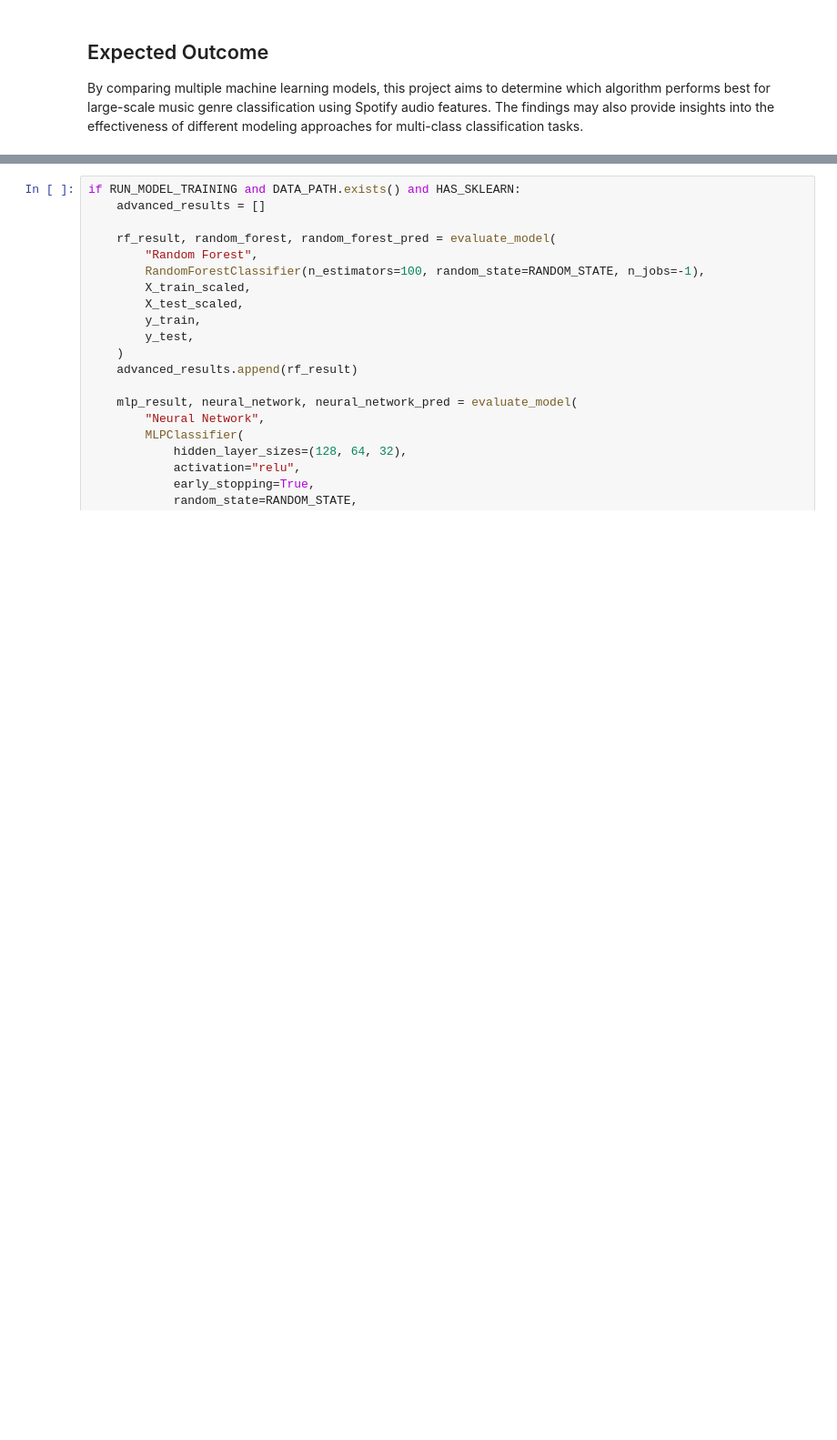
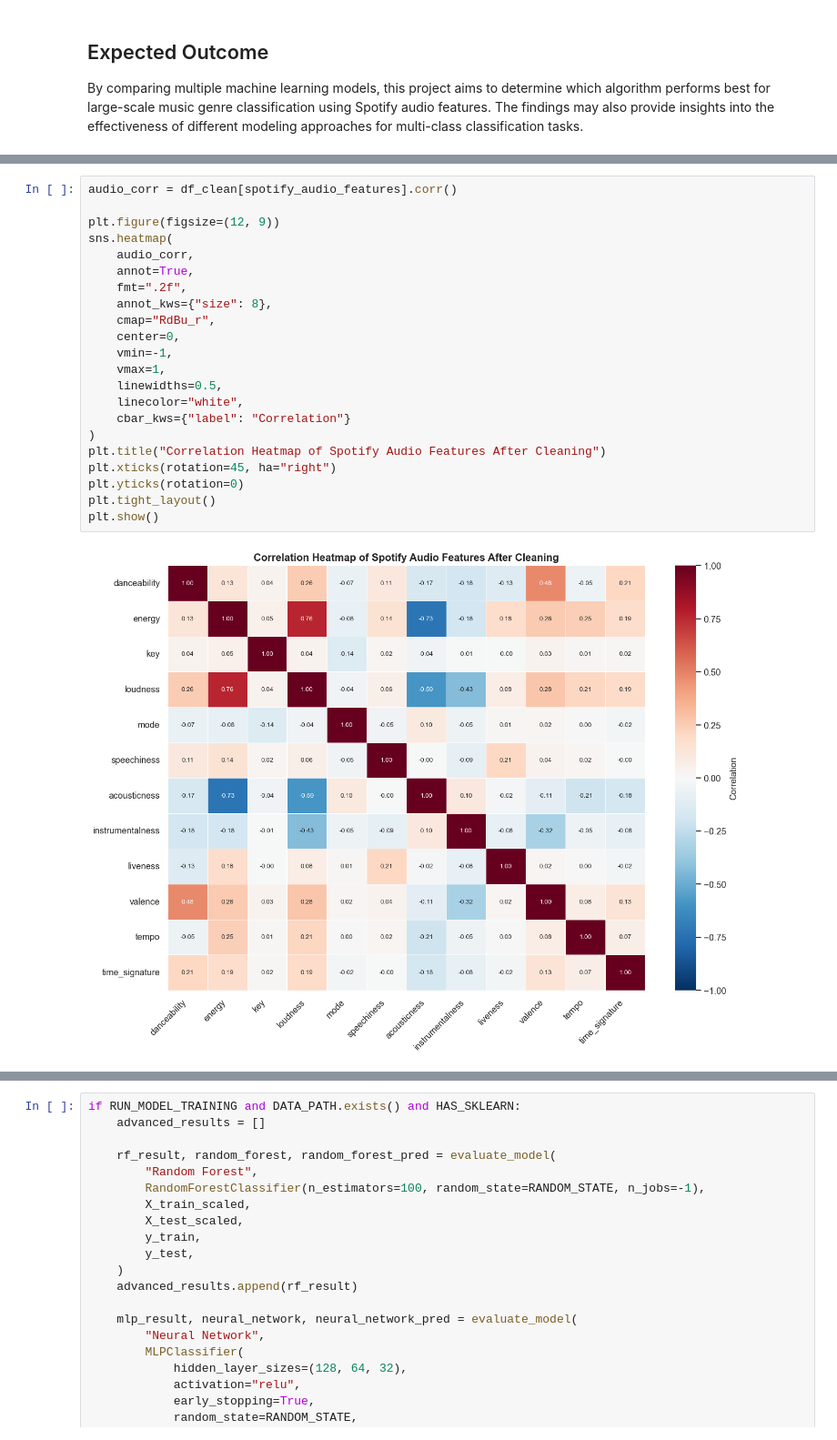
Before and after one commit to charlotte790/spotify-tracks-final-project, a Jupyter notebook: notebooks/heyi_integrated_notebook.ipynb, the cells around one changed output, grey strips where cells are left out. Shown at 91% size. Cells and saved outputs as stored; diff of their text form; blank space fills up the shorter version.

```diff
--- a/notebooks/heyi_integrated_notebook.ipynb
+++ b/notebooks/heyi_integrated_notebook.ipynb
@@ -540,0 +824,24 @@ display(leakage_check)
+# %%
+audio_corr = df_clean[spotify_audio_features].corr()
+
+plt.figure(figsize=(12, 9))
+sns.heatmap(
+    audio_corr,
+    annot=True,
+    fmt=".2f",
+    annot_kws={"size": 8},
+    cmap="RdBu_r",
+    center=0,
+    vmin=-1,
+    vmax=1,
+    linewidths=0.5,
+    linecolor="white",
+    cbar_kws={"label": "Correlation"}
+)
+plt.title("Correlation Heatmap of Spotify Audio Features After Cleaning")
+plt.xticks(rotation=45, ha="right")
+plt.yticks(rotation=0)
+plt.tight_layout()
+plt.show()
+# %% [output]
+[figure, added]
```
Also changed, not shown: parts of 110 cells of this notebook.
